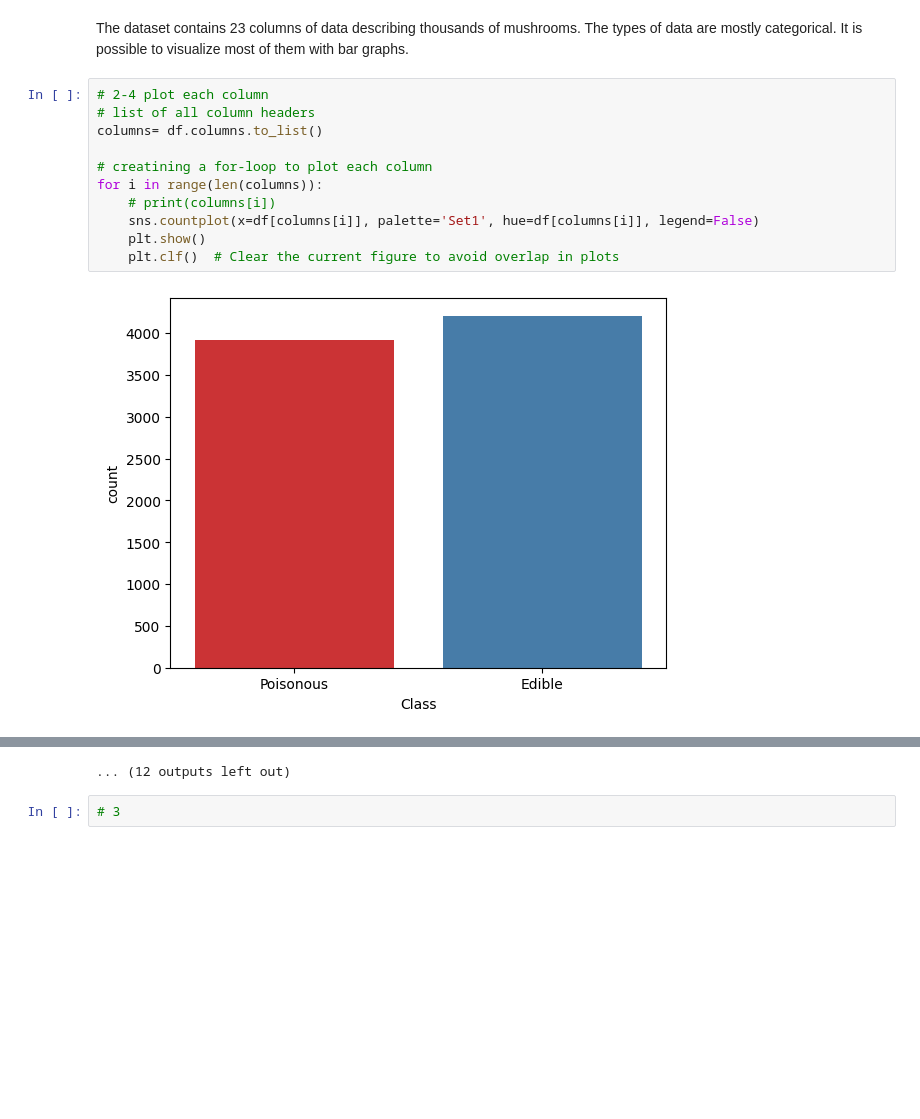
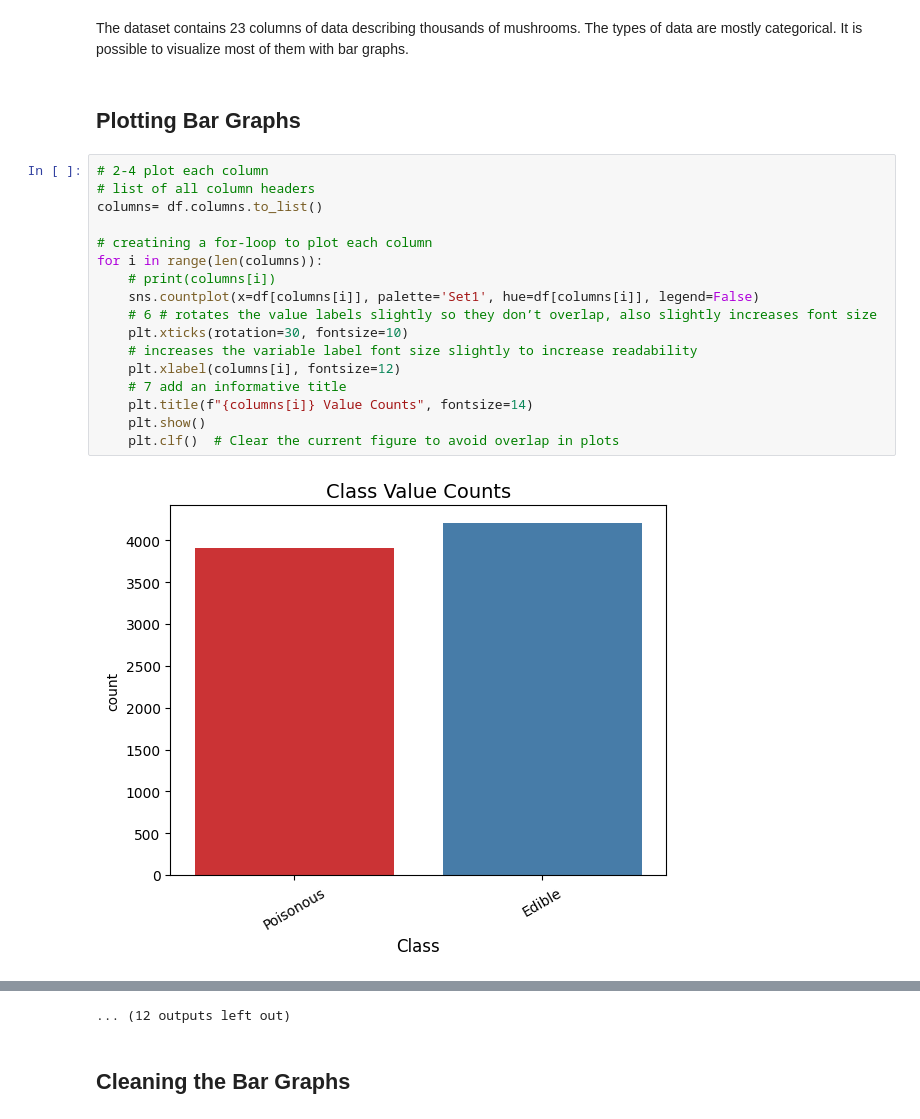
Before and after one commit to 7086600/exploring_mushrooms, a Jupyter notebook: exploring_mushrooms.ipynb, the cells around one changed output, grey strips where cells are left out. Drawn from its saved outputs; the diff is of its cells as text; blank space fills up the shorter version.

Commit message:
Cleaning the Bar Graphs

```diff
--- a/exploring_mushrooms.ipynb
+++ b/exploring_mushrooms.ipynb
@@ -26,16 +26,24 @@ df.head(10)
 # %% [markdown]
 The dataset contains 23 columns of data describing thousands of mushrooms.
 The types of data are mostly categorical. It is possible to visualize most of them with bar graphs.
+# %% [markdown]
+## Plotting Bar Graphs
 # %%
 # 2-4 plot each column
 # list of all column headers
 columns= df.columns.to_list()
 
 # creatining a for-loop to plot each column
 for i in range(len(columns)):
     # print(columns[i])
     sns.countplot(x=df[columns[i]], palette='Set1', hue=df[columns[i]], legend=False)
+    # 6 # rotates the value labels slightly so they don’t overlap, also slightly increases font size
+    plt.xticks(rotation=30, fontsize=10)
+    # increases the variable label font size slightly to increase readability
+    plt.xlabel(columns[i], fontsize=12)
+    # 7 add an informative title
+    plt.title(f"{columns[i]} Value Counts", fontsize=14)
     plt.show()
     plt.clf()  # Clear the current figure to avoid overlap in plots
 # %% [output]
-[figure, old version]
+[figure, new version]
@@ -53,3 +61,3 @@ for i in range(len(columns)):
 ... (12 outputs left out)
-# %%
-# 3
+# %% [markdown]
+## Cleaning the Bar Graphs
```
Also changed, not shown: parts of 1 cell of this notebook.
